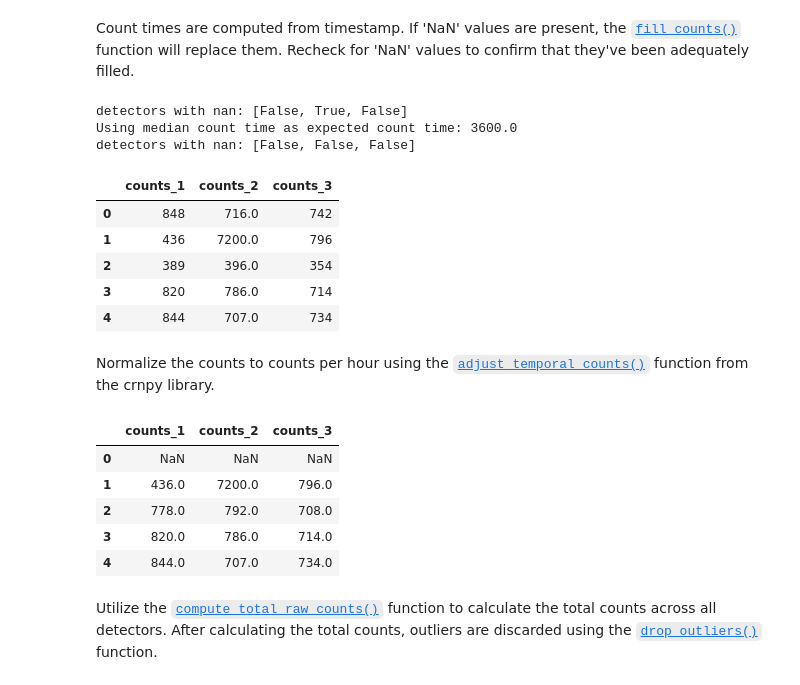
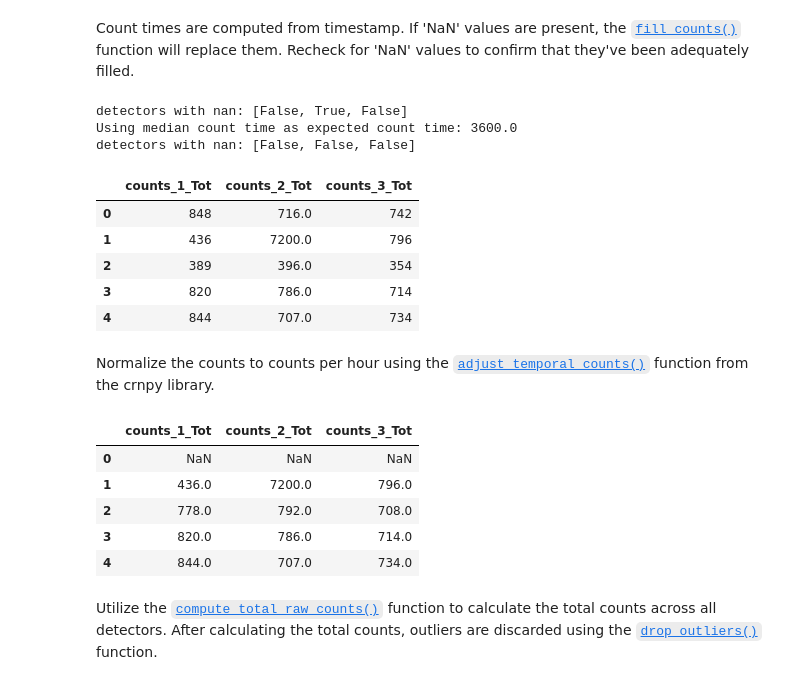
Before and after one commit to soilwater/crnpy, a Jupyter notebook: docs/examples/stationary/example_RDT_station.ipynb, the cells around one changed output. Saved outputs shown, nothing was run; the diff lists cells and outputs as text; code cells hidden in the pictures.

```diff
--- a/docs/examples/stationary/example_RDT_station.ipynb
+++ b/docs/examples/stationary/example_RDT_station.ipynb
@@ -14,7 +14,7 @@ import matplotlib.pyplot as plt
 filepath = "https://raw.githubusercontent.com/soilwater/crnpy/main/docs/examples/stationary/rdt.csv"
 
 # Read the DataFrame
-df = pd.read_csv(filepath, names=['timestamp','pressure','RH', 'T','DP','BattVolt','counts_1','counts_2','counts_3'])
+df = pd.read_csv(filepath, names=['timestamp','barometric_pressure_Avg','relative_humidity_Avg', 'air_temperature_Avg','DP','BattVolt','counts_1_Tot','counts_2_Tot','counts_3_Tot'])
 
 # Parse timestamps
 df['timestamp'] = pd.to_datetime(df['timestamp'])
@@ -23,22 +23,22 @@ Count times are computed from timestamp. If 'NaN' values are present, the [`fill
 # %%
 # Get counting times
 df['count_time'] = crnpy.count_time(timestamp_col=df['timestamp'])
 
 # Check counts for nan values in the counts
-print("detectors with nan:", [df['counts_1'].isna().any(),df['counts_2'].isna().any(),df['counts_3'].isna().any()])
+print("detectors with nan:", [df['counts_1_Tot'].isna().any(),df['counts_2_Tot'].isna().any(),df['counts_3_Tot'].isna().any()])
 
 # Fill nan values in detector 2
-df[['counts_1','counts_2','counts_3']] = crnpy.fill_counts(df[['counts_1','counts_2','counts_3']], count_times=df['count_time'])
+df[['counts_1_Tot','counts_2_Tot','counts_3_Tot']] = crnpy.fill_counts(df[['counts_1_Tot','counts_2_Tot','counts_3_Tot']], count_times=df['count_time'])
 
 # Check counts for nan values in the counts
-print("detectors with nan:", [df['counts_1'].isna().any(),df['counts_2'].isna().any(),df['counts_3'].isna().any()])
+print("detectors with nan:", [df['counts_1_Tot'].isna().any(),df['counts_2_Tot'].isna().any(),df['counts_3_Tot'].isna().any()])
 
-df[['counts_1','counts_2','counts_3']].head()
+df[['counts_1_Tot','counts_2_Tot','counts_3_Tot']].head()
 # %% [output]
 detectors with nan: [False, True, False]
 Using median count time as expected count time: 3600.0
 detectors with nan: [False, False, False]
-|  | counts_1 | counts_2 | counts_3 |
+|  | counts_1_Tot | counts_2_Tot | counts_3_Tot |
 | 0 | 848 | 716.0 | 742 |
 | 1 | 436 | 7200.0 | 796 |
 | 2 | 389 | 396.0 | 354 |
@@ -48,11 +48,11 @@ detectors with nan: [False, False, False]
 Normalize the counts to counts per hour using the [`adjust_temporal_counts()`](../../../reference/#crnpy.crnpy.adjust_temporal_counts) function from the crnpy library.
 # %%
 # Normalize counts to counts/h
-df[['counts_1','counts_2','counts_3']] = crnpy.adjust_temporal_counts(df[['counts_1','counts_2','counts_3']], count_time=3600, count_times=df['count_time'])
+df[['counts_1_Tot','counts_2_Tot','counts_3_Tot']] = crnpy.adjust_temporal_counts(df[['counts_1_Tot','counts_2_Tot','counts_3_Tot']], count_time=3600, count_times=df['count_time'])
 
-df[['counts_1','counts_2','counts_3']].head()
+df[['counts_1_Tot','counts_2_Tot','counts_3_Tot']].head()
 # %% [output]
-|  | counts_1 | counts_2 | counts_3 |
+|  | counts_1_Tot | counts_2_Tot | counts_3_Tot |
 | 0 | NaN | NaN | NaN |
 | 1 | 436.0 | 7200.0 | 796.0 |
 | 2 | 778.0 | 792.0 | 708.0 |
```
Also changed, not shown: parts of 3 cells of this notebook, 7 other files.
